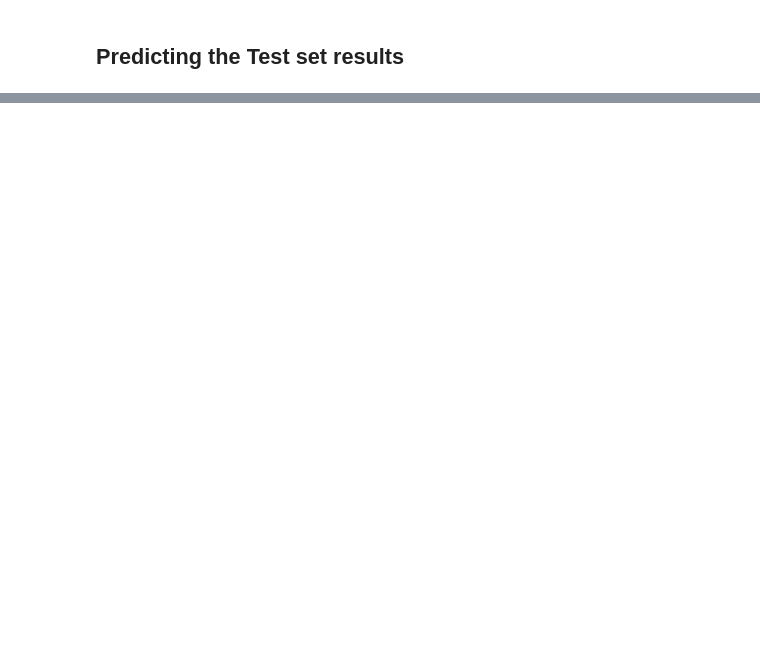
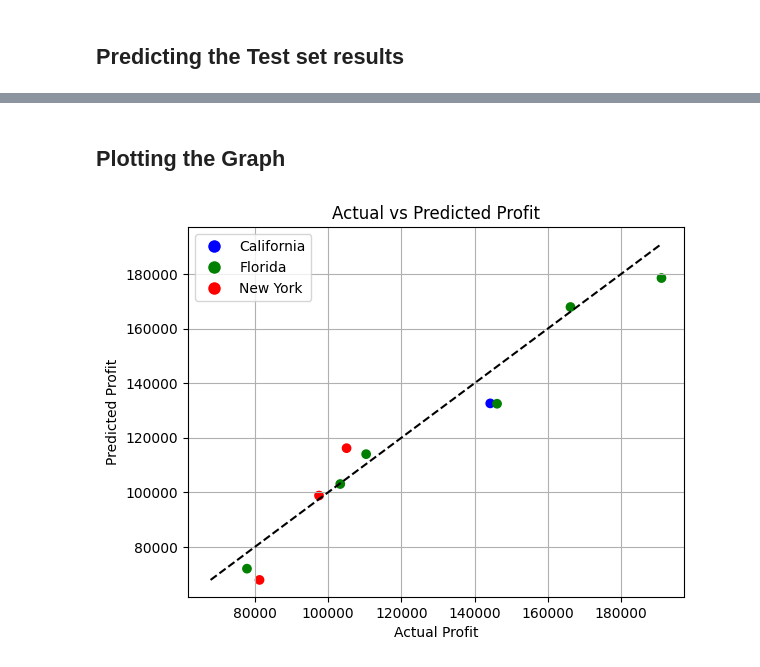
Before and after one commit to MRH-Romit/Practicing-Machine-Learning-, a Jupyter notebook: Regression Analysis/Multiple Linear Regression/multiple_linear_regression.ipynb, the cells around one changed output, grey strips where cells are left out. Cells and saved outputs as stored; diff of their text form; code cells hidden in the pictures; blank space fills up the shorter version.

Commit message:
plotted the model's predicted Graph

```diff
--- a/Regression Analysis/Multiple Linear Regression/multiple_linear_regression.ipynb
+++ b/Regression Analysis/Multiple Linear Regression/multiple_linear_regression.ipynb
@@ -74,0 +72,4 @@ LinearRegression(copy_X=True, fit_intercept=True, n_jobs=None, normalize=False)
+# %%
+from sklearn.linear_model import LinearRegression
+regressor = LinearRegression()
+regressor.fit(X_train, y_train)
@@ -88,0 +80,5 @@ LinearRegression(copy_X=True, fit_intercept=True, n_jobs=None, normalize=False)
+# %%
+y_pred = regressor.predict(X_test)
+print(np.concatenate((y_pred.reshape(len(y_pred), 1), y_test.reshape(len(y_test), 1)), axis=1))
+y_pred = regressor.predict(X_test)
+print("y_pred:")
@@ -88,0 +97,42 @@ LinearRegression(copy_X=True, fit_intercept=True, n_jobs=None, normalize=False)
+# %% [markdown]
+## Plotting the Graph
+# %%
+
+colors = []
+for i in range(len(X_test)):
+    if X_test[i, 0] == 1:
+        colors.append('blue')
+    elif X_test[i, 1] == 1:
+        colors.append('green')
+    elif X_test[i, 2] == 1:
+        colors.append('red')
+
+
+plt.scatter(y_test, y_pred, c=colors)
+
+
+min_val = min(min(y_test), min(y_pred))
+max_val = max(max(y_test), max(y_pred))
+plt.plot([min_val, max_val], [min_val, max_val], color='black', linestyle='--')
+
+
+plt.xlabel('Actual Profit')
+plt.ylabel('Predicted Profit')
+plt.title('Actual vs Predicted Profit')
+
+
+from matplotlib.lines import Line2D
+legend_elements = [
+    Line2D([0], [0], marker='o', color='w', label='California', markerfacecolor='blue', markersize=10),
+    Line2D([0], [0], marker='o', color='w', label='Florida', markerfacecolor='green', markersize=10),
+    Line2D([0], [0], marker='o', color='w', label='New York', markerfacecolor='red', markersize=10)
+]
+plt.legend(handles=legend_elements)
+
+
+plt.grid(True)
+
+
+plt.show()
+# %% [output]
+[figure, added]
```
Also changed, not shown: parts of 4 cells of this notebook.
